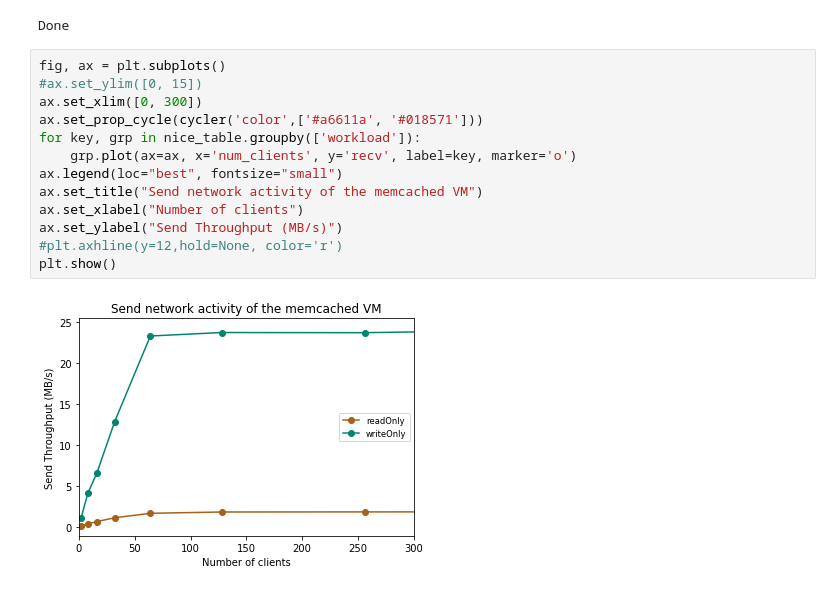
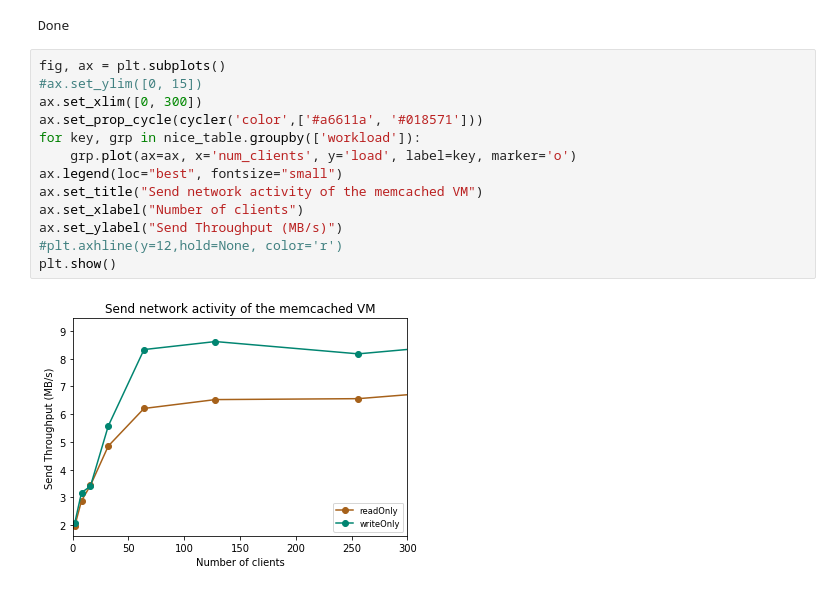
Before and after one commit to flock0/eth-asl, a Jupyter notebook: bash/2_baseline/postprocessing/server_dstat_logs.ipynb, the cells around one changed output. Saved outputs shown, nothing was run; the diff lists cells and outputs as text.

Commit message:
Exp 2,3,4,5 postprocessing: Updated some graphs

```diff
--- a/bash/2_baseline/postprocessing/server_dstat_logs.ipynb
+++ b/bash/2_baseline/postprocessing/server_dstat_logs.ipynb
@@ -140,15 +140,15 @@ Done
 # %%
 fig, ax = plt.subplots()
 #ax.set_ylim([0, 15])
 ax.set_xlim([0, 300])
 ax.set_prop_cycle(cycler('color',['#a6611a', '#018571']))
 for key, grp in nice_table.groupby(['workload']):
-    grp.plot(ax=ax, x='num_clients', y='recv', label=key, marker='o')
+    grp.plot(ax=ax, x='num_clients', y='load', label=key, marker='o')
 ax.legend(loc="best", fontsize="small")
 ax.set_title("Send network activity of the memcached VM")
 ax.set_xlabel("Number of clients")
 ax.set_ylabel("Send Throughput (MB/s)")
 #plt.axhline(y=12,hold=None, color='r')
 plt.show()
 # %% [output]
-[figure, old version]
+[figure, new version]
```
Also changed, not shown: 4 other files.
